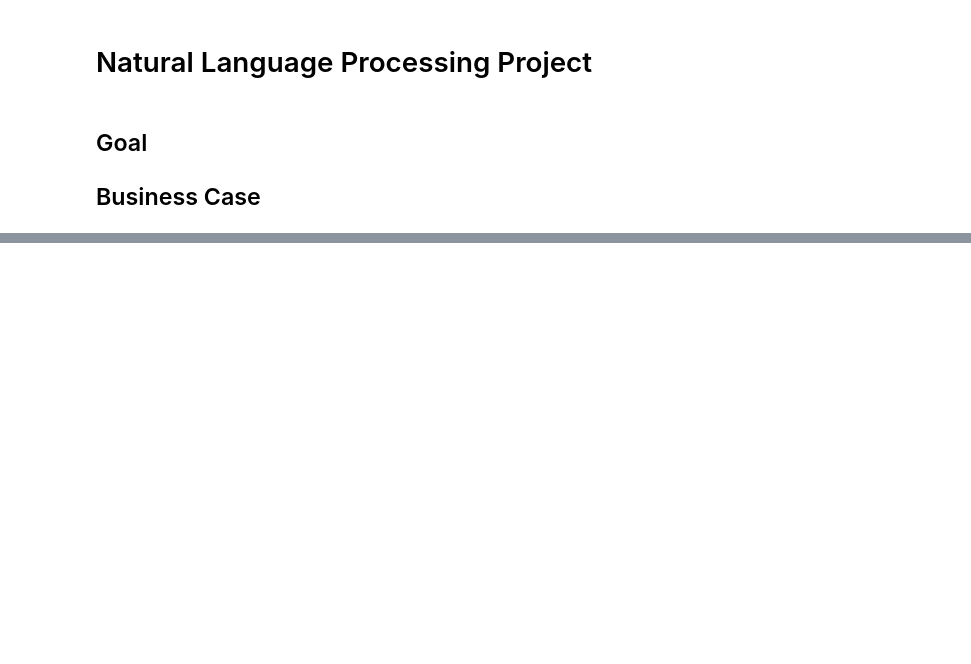
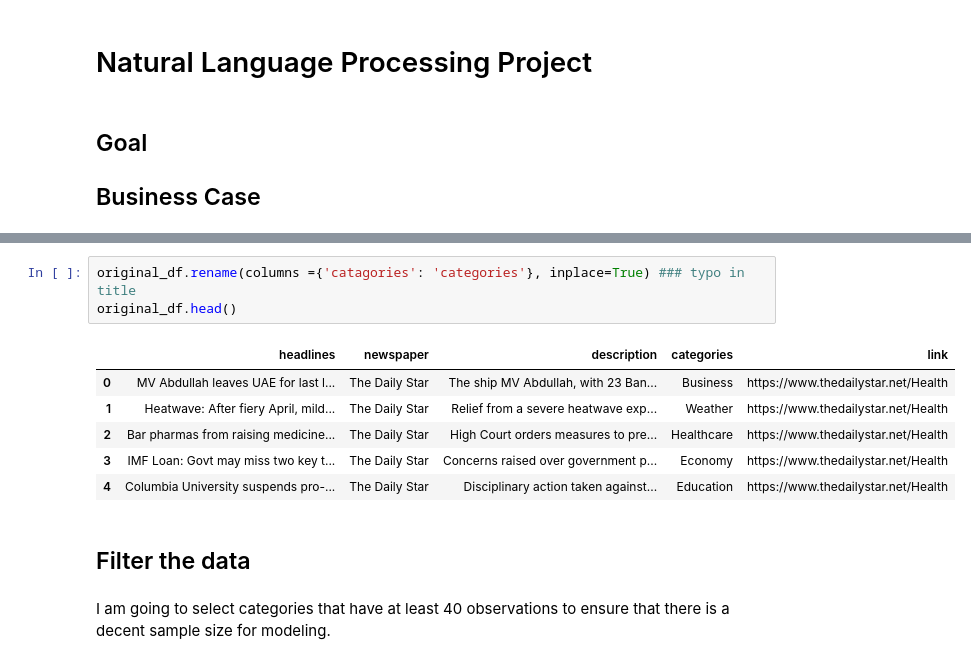
Before and after one commit to ABeanHz/MSA, a Jupyter notebook: NLP/News Article Categorization.ipynb, the cells around one changed output, grey strips where cells are left out. Cells and saved outputs as stored; diff of their text form; blank space fills up the shorter version.

```diff
--- a/NLP/News Article Categorization.ipynb
+++ b/NLP/News Article Categorization.ipynb
@@ -61,0 +77,14 @@ HTTPError: HTTP Error 404: Not Found
+# %%
+original_df.rename(columns ={'catagories': 'categories'}, inplace=True) ### typo in title
+original_df.head()
+# %% [output]
+|  | headlines | newspaper | description | categories | link |
+| 0 | MV Abdullah leaves UAE for last l... | The Daily Star | The ship MV Abdullah, with 23 Ban... | Business | https://www.thedailystar.net/Health |
+| 1 | Heatwave: After fiery April, mild... | The Daily Star | Relief from a severe heatwave exp... | Weather | https://www.thedailystar.net/Health |
+| 2 | Bar pharmas from raising medicine... | The Daily Star | High Court orders measures to pre... | Healthcare | https://www.thedailystar.net/Health |
+| 3 | IMF Loan: Govt may miss two key t... | The Daily Star | Concerns raised over government p... | Economy | https://www.thedailystar.net/Health |
+| 4 | Columbia University suspends pro-... | The Daily Star | Disciplinary action taken against... | Education | https://www.thedailystar.net/Health |
+# %% [markdown]
+## Filter the data
+# %% [markdown]
+I am going to select categories that have at least 40 observations to ensure that there is a decent sample size for modeling.
```
Also changed, not shown: parts of 23 cells of this notebook, 1 other file.
